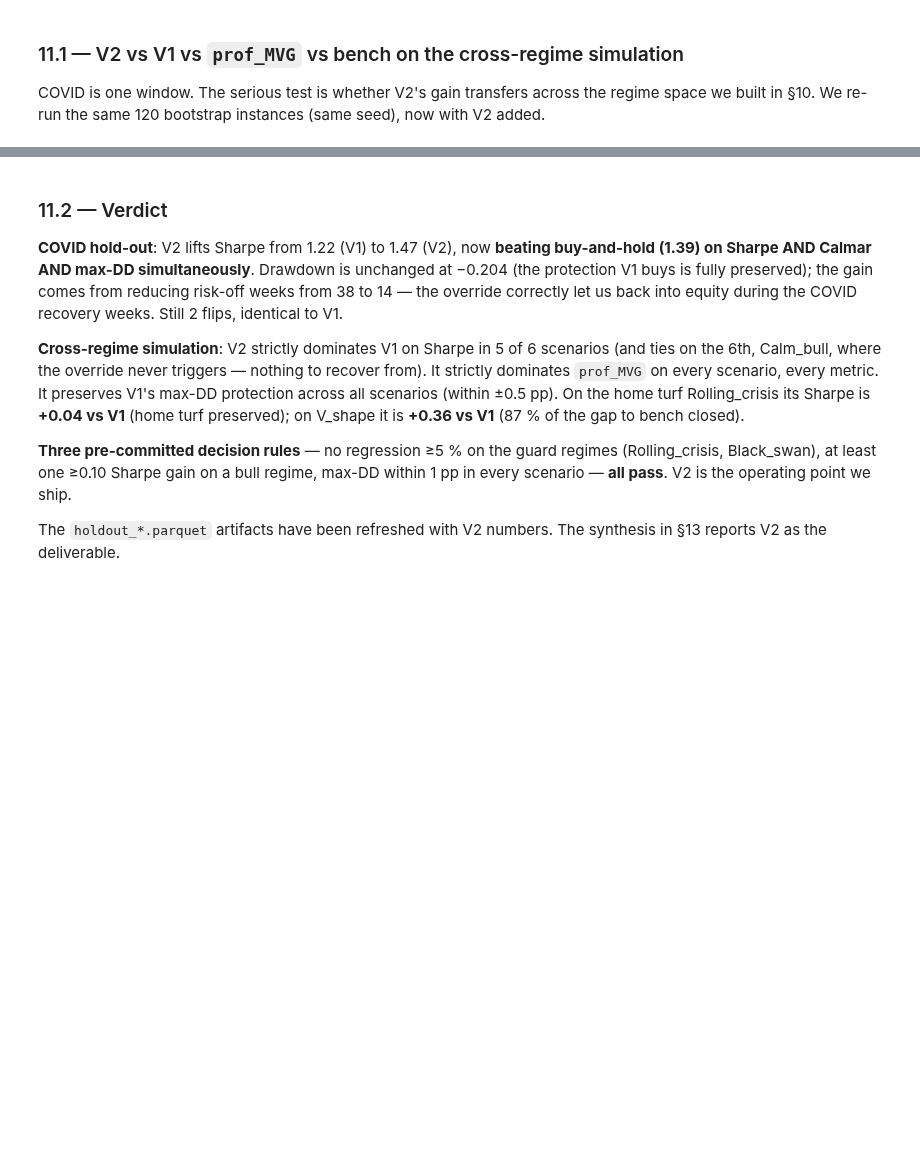
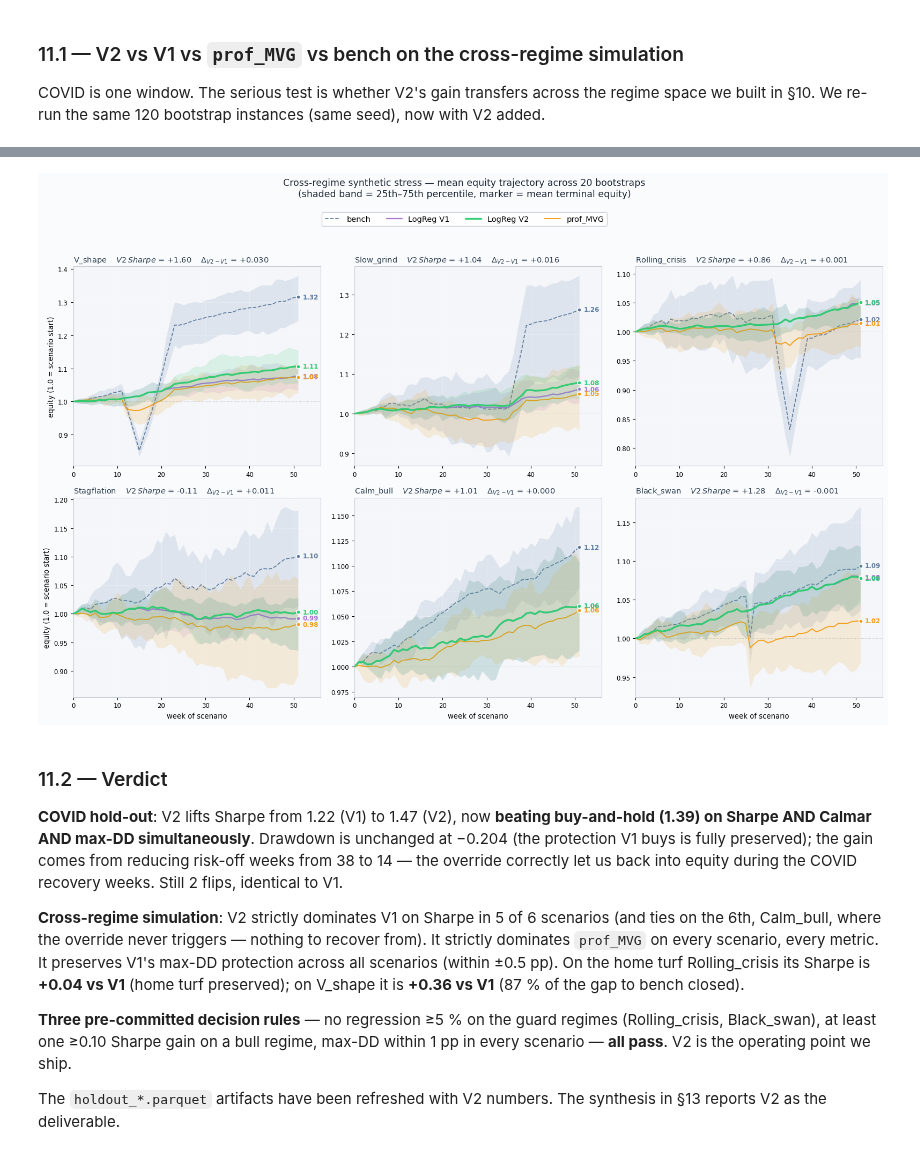
Before and after one commit to FiloCava03/BusinessCase4, a Jupyter notebook: main.ipynb, the cells around one changed output, grey strips where cells are left out. Saved outputs shown, nothing was run; the diff lists cells and outputs as text; code cells hidden in the pictures; blank space fills up the shorter version.

```diff
--- a/main.ipynb
+++ b/main.ipynb
@@ -2136,3 +2310,71 @@ Black_swan     -0.060     -0.042     -0.042    -0.073
+# %%
+# Six-panel: MEAN equity curves per scenario across 20 bootstrap instances.
+# Solid = mean trajectory, shaded band = 25th–75th percentile envelope.
+STR4 = ["bench", "LogReg V1", "LogReg V2", "prof_MVG"]
+COL4 = {"bench":"#5d7b9e", "LogReg V1":"#a675d4",
+        "LogReg V2":"#2ecc71", "prof_MVG":"#f39c12"}
+LS4  = {"bench":"--", "LogReg V1":"-", "LogReg V2":"-", "prof_MVG":"-"}
+LW4  = {"bench":1.3,  "LogReg V1":1.7, "LogReg V2":2.4, "prof_MVG":1.4}
+ZO4  = {"bench":2,    "LogReg V1":3,   "LogReg V2":5,   "prof_MVG":3}
+
+with plt.style.context("default"):
+    fig, axes = plt.subplots(2, 3, figsize=(16, 9.5), sharey=False)
+    fig.patch.set_facecolor("#fafbfd")
+
+    for ax, scen in zip(axes.flat, TEMPLATES.keys()):
+        ax.set_facecolor("#f4f6fa")
+        agg = sim_v2_curves_agg[scen]
+        # Plot in order so V2 is on top.
+        for s in STR4:
+            if s not in agg: continue
+            m, lo, hi = agg[s]["mean"], agg[s]["q25"], agg[s]["q75"]
+            x = np.arange(len(m))
+            ax.fill_between(x, lo.values, hi.values, color=COL4[s],
+                            alpha=0.14, linewidth=0, zorder=ZO4[s]-1)
+            ax.plot(x, m.values, lw=LW4[s], ls=LS4[s], color=COL4[s],
+                    label=s, alpha=0.97, zorder=ZO4[s],
+                    solid_capstyle="round")
+            # Final-equity marker + annotation on the right edge.
+            xf, yf = x[-1], m.values[-1]
+            ax.scatter([xf], [yf], s=28, color=COL4[s],
+                       edgecolor="white", linewidth=1.2, zorder=ZO4[s]+1)
+            ax.annotate(f"{yf:.2f}", xy=(xf, yf), xytext=(6, 0),
+                        textcoords="offset points", va="center", ha="left",
+                        fontsize=8.5, color=COL4[s], fontweight="bold")
+
+        ax.axhline(1.0, color="#7f8c8d", lw=0.7, alpha=0.5, ls=":")
+        # Per-panel title with V2 mean Sharpe and ΔV2-V1 final equity.
+        v2_sh = sim_v2[(sim_v2['scenario']==scen) & (sim_v2['strategy']=='LogReg V2')]['sharpe'].mean()
+        d_eq  = agg['LogReg V2']['mean'].iloc[-1] - agg['LogReg V1']['mean'].iloc[-1]
+        ax.set_title(f"{scen}    "
+                     f"$\\mathit{{V2\\,Sharpe}}$ = {v2_sh:+.2f}    "
+                     f"$\\Delta_{{V2-V1}}$ = {d_eq:+.3f}",
+                     fontsize=10.5, loc="left", color="#2c3e50")
+        ax.tick_params(axis="x", labelsize=8.5)
+        ax.tick_params(axis="y", labelsize=8.5)
+        ax.grid(True, lw=0.4, alpha=0.45, color="white")
+        for spine in ax.spines.values():
+            spine.set_edgecolor("#c8cdd6")
+        # Push right margin so annotations fit.
+        xmax = len(agg['LogReg V2']['mean']) - 1
+        ax.set_xlim(0, xmax + xmax*0.10)
+
+    axes[0, 0].set_ylabel("equity (1.0 = scenario start)", fontsize=9.5)
+    axes[1, 0].set_ylabel("equity (1.0 = scenario start)", fontsize=9.5)
+    for ax in axes[1, :]:
+        ax.set_xlabel("week of scenario", fontsize=9.5)
+
+    handles, labels_ = axes[0, 0].get_legend_handles_labels()
+    fig.legend(handles, labels_, loc="upper center",
+               bbox_to_anchor=(0.5, 1.02), ncol=4, fontsize=10.5,
+               frameon=True, framealpha=0.95, edgecolor="#c8cdd6")
+    fig.suptitle("Cross-regime synthetic stress — mean equity trajectory across 20 bootstraps\n"
+                 "(shaded band = 25th–75th percentile, marker = mean terminal equity)",
+                 fontsize=12.5, y=1.08, color="#1c2733")
+    fig.tight_layout()
+    plt.show()
+# %% [output]
+[figure, added]
 # %% [markdown]
 ### 11.2 — Verdict
 
```
Also changed, not shown: parts of 19 cells of this notebook, 5 other files.
